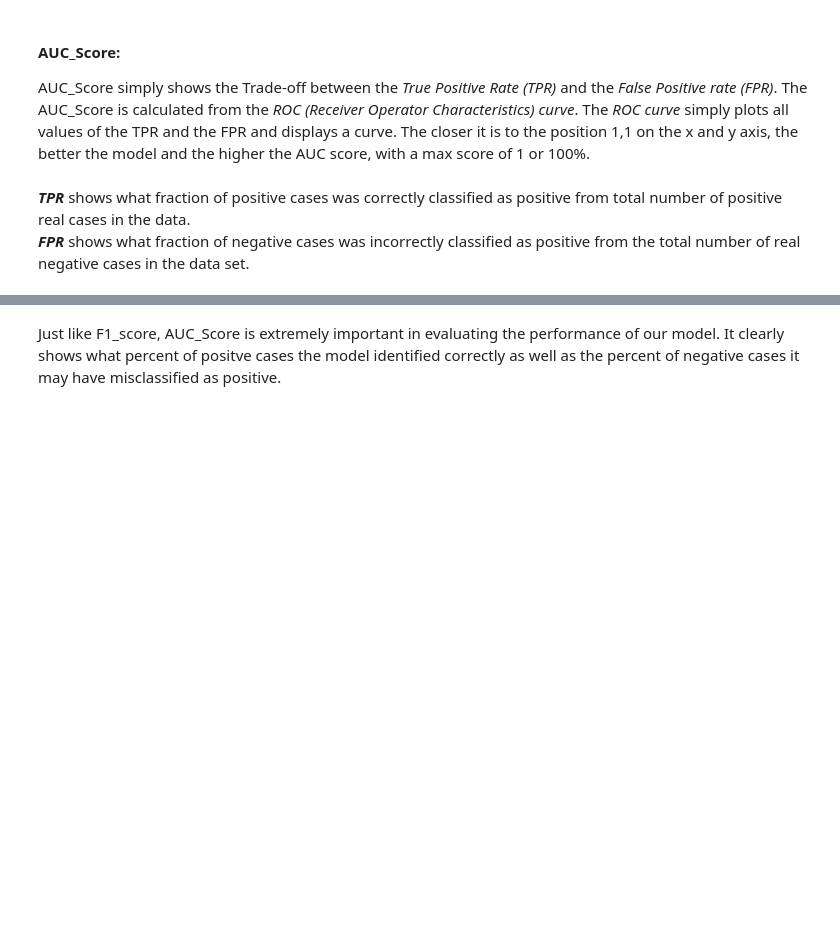
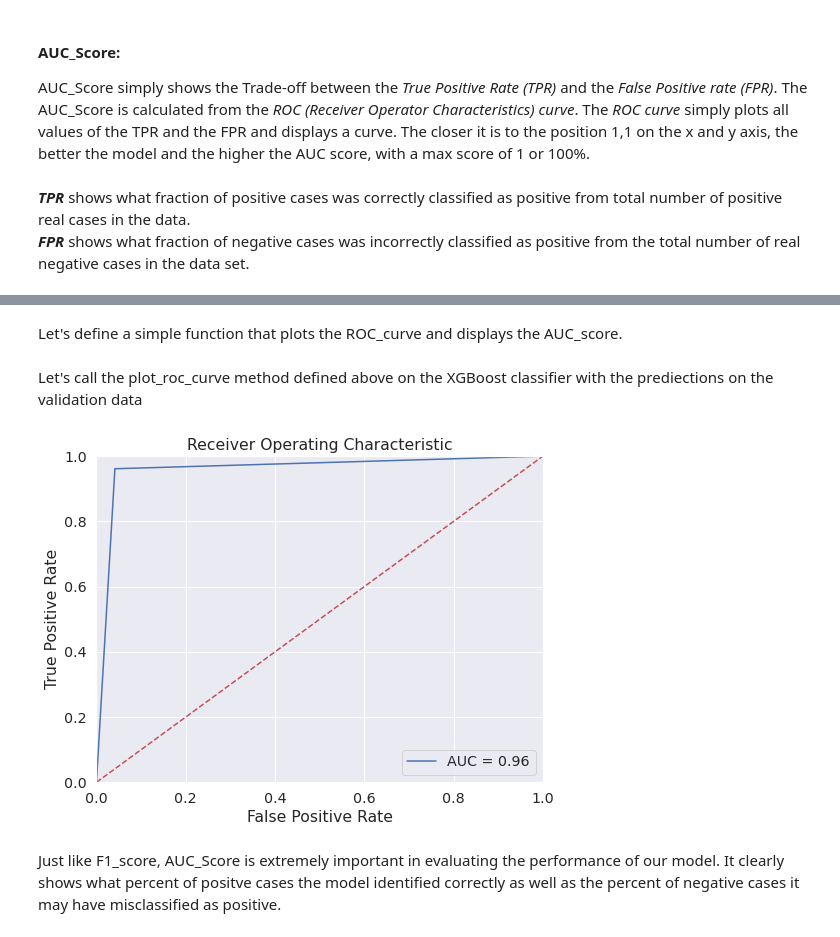
Before and after one commit to Lawrence-Krukrubo/Explainable_AI_Detecting_COVID19-, a Jupyter notebook: detecting_covid19_severity.ipynb, the cells around one changed output, grey strips where cells are left out. Saved outputs shown, nothing was run; the diff lists cells and outputs as text; code cells hidden in the pictures; blank space fills up the shorter version.

```diff
--- a/detecting_covid19_severity.ipynb
+++ b/detecting_covid19_severity.ipynb
@@ -882,3 +887,31 @@ FPR is 0.04125083166999335
+# %% [markdown]
+Let's define a simple function that plots the ROC_curve and displays the AUC_score.
+# %%
+def plot_roc_curve(model, x_test, y_test, pred):
+     # calculate the fpr and tpr for all thresholds of the classification
+    probs = model.predict_proba(x_test)
+    preds = probs[:,1]
+    fpr, tpr, threshold = metrics.roc_curve(y_test, pred)
+    roc_auc = metrics.auc(fpr, tpr)
+
+    # method I: plt
+    plt.figure(figsize=(8,6))
+    plt.title('Receiver Operating Characteristic')
+    plt.plot(fpr, tpr, 'b', label = 'AUC = %0.2f' % roc_auc)
+    plt.legend(loc = 'lower right')
+    plt.plot([0, 1], [0, 1],'r--')
+    plt.xlim([0, 1])
+    plt.ylim([0, 1])
+    plt.ylabel('True Positive Rate')
+    plt.xlabel('False Positive Rate')
+    plt.show()
+    return None
+# %% [markdown]
+Let's call the plot_roc_curve method defined above on the XGBoost classifier with the prediections on the validation data
+# %%
+plot_roc_curve(xgb_model, x_val, y_val, pred)
+# %% [output]
+[figure, added]
 # %% [markdown]
 Just like F1_score, AUC_Score is extremely important in evaluating the performance of our model. It clearly shows what percent of positve cases the model identified correctly as well as the percent of negative cases it may have misclassified as positive.
 # %% [markdown]
```
Also changed, not shown: parts of 20 cells of this notebook.
